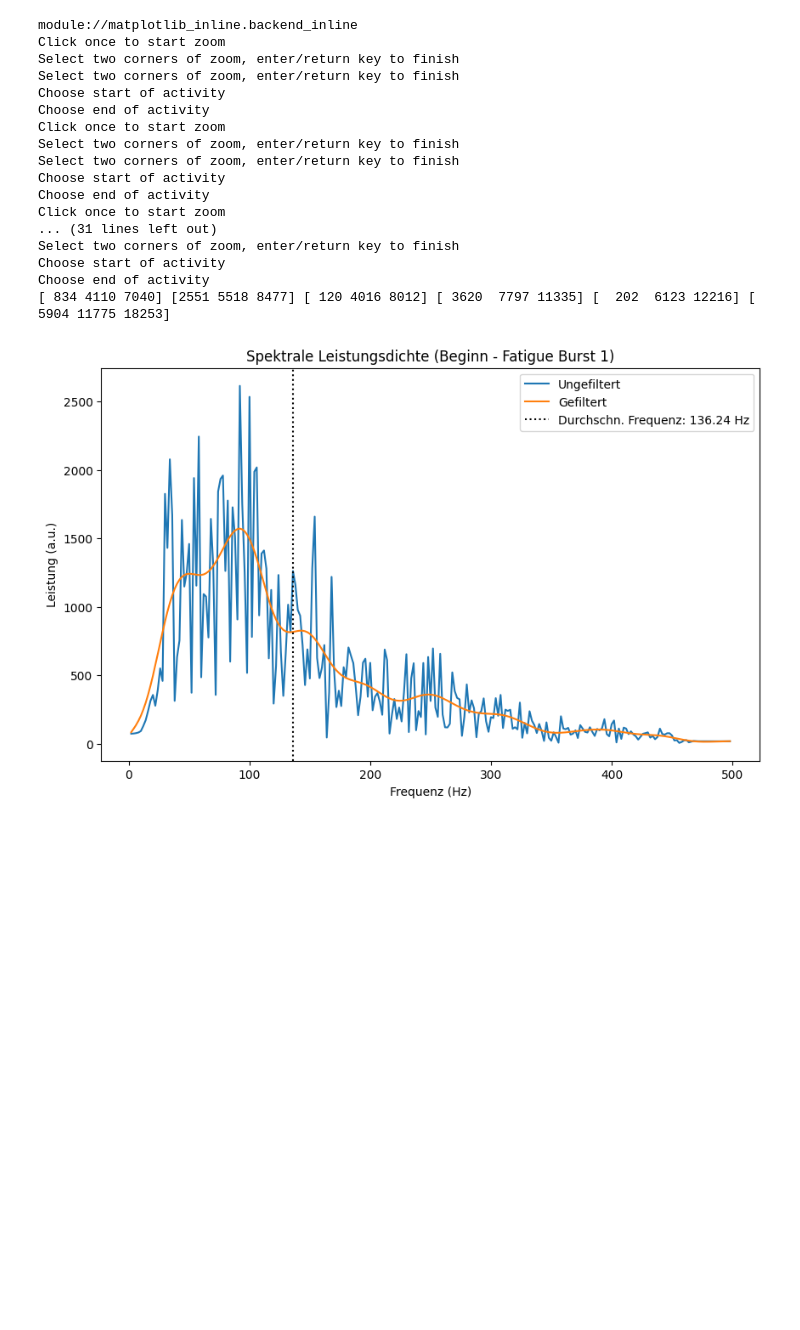
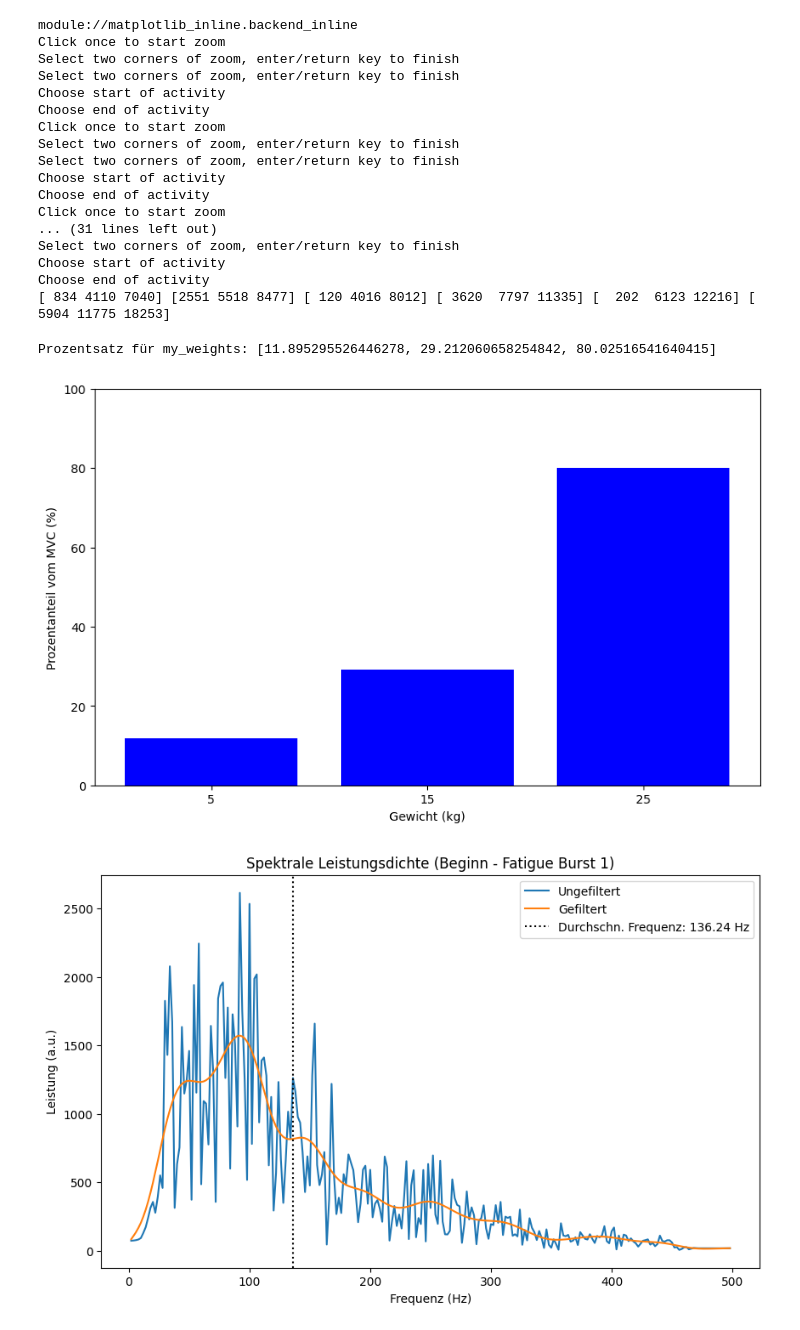
Before and after one commit to felithie/Labor3Biosignal, a Jupyter notebook: Labor3.ipynb, the cells around one changed output. Drawn from its saved outputs; the diff is of its cells as text; code cells hidden in the pictures; blank space fills up the shorter version.

```diff
--- a/Labor3.ipynb
+++ b/Labor3.ipynb
@@ -232,6 +232,83 @@ Select two corners of zoom, enter/return key to finish
 Choose start of activity
 Choose end of activity
 [ 834 4110 7040] [2551 5518 8477] [ 120 4016 8012] [ 3620  7797 11335] [  202  6123 12216] [ 5904 11775 18253]
+# %%
+from scipy.signal import hilbert
+
+
+import numpy as np
+from scipy.signal import hilbert
+
+# Beispiel: Berechnung der mittleren Aktivierung
+# def calculate_mean_activation(signal, start_points, end_points):
+#     """
+#     Berechnet die gemittelte Aktivierung der Muskeln.
+
+#     Parameters:
+#         signal (ndarray): Das EMG-Signal.
+#         start_points (list): Liste der Startpunkte der Bursts.
+#         end_points (list): Liste der Endpunkte der Bursts.
+
+#     Returns:
+#         list: Mittelwerte der Aktivierungen für jeden Burst.
+#     """
+#     # Berechne die Einhüllende des Signals
+#     analytic_signal = hilbert(signal)
+#     envelope = np.abs(analytic_signal)
+
+#     # Liste zur Speicherung der Mittelwerte
+#     mean_activations = []
+
+#     # Schleife durch die Start- und Endpunkte
+#     for start, end in zip(start_points, end_points):
+#         # Extrahiere den Burstbereich
+#         burst_segment = envelope[start:end]
+
+#         # Berechne den Mittelwert und füge ihn der Liste hinzu
+#         mean_value = np.mean(burst_segment)
+#         mean_activations.append(mean_value)
+
+#     return mean_activations
+
+# # Beispielaufruf mit MVC, weights und fatigue:
+# mvc_mean_activation = calculate_mean_activation(mvc_emg_filtered, mvc_s, mvc_e)
+
+
+# # Ergebnisse ausgeben
+# print("MVC Mean Activation:", mvc_mean_activation)
+# #print("Weights Mean Activation:", weights_mean_activation)
+# #print("Fatigue Mean Activation:", fatigue_mean_activation)
+
+# my_mvc= np.mean(mvc_mean_activation)
+# print('my_mvc:', my_mvc)
+
+# weights_mean_activation = calculate_mean_activation(weights_emg_filtered, weights_s, weights_e)
+
+# # Ergebnisse ausgeben
+# print("Weights Mean Activation:", weights_mean_activation)
+
+# my_weights = np.mean(weights_mean_activation)
+
+# print('my_weights:', my_weights)
+
+my_mvc = 44.157427105419714
+my_weights = [5.252656451064767, 12.899294391159872, 35.33705408474021]
+weight_percentage = [(weight / my_mvc) * 100 for weight in my_weights]
+
+print(f"Prozentsatz für my_weights: {weight_percentage}")
+
+# Plot the percentage in comparison to the weight
+plt.figure(figsize=(10, 6))
+weights_labels = ['5', '15', '25']
+plt.bar(weights_labels, weight_percentage, color=['blue'])
+plt.xlabel('Gewicht (kg)')
+plt.ylabel('Prozentanteil vom MVC (%)')
+#plt.title('Percentage of MVC for Different Weights')
+plt.ylim(0, 100)
+plt.show()
+# %% [output]
+Prozentsatz für my_weights: [11.895295526446278, 29.212060658254842, 80.02516541640415]
+[figure, added]
 # %%
 mvc_s= [834, 4110, 7040]
 mvc_e= [2551, 5518, 8477]
```
